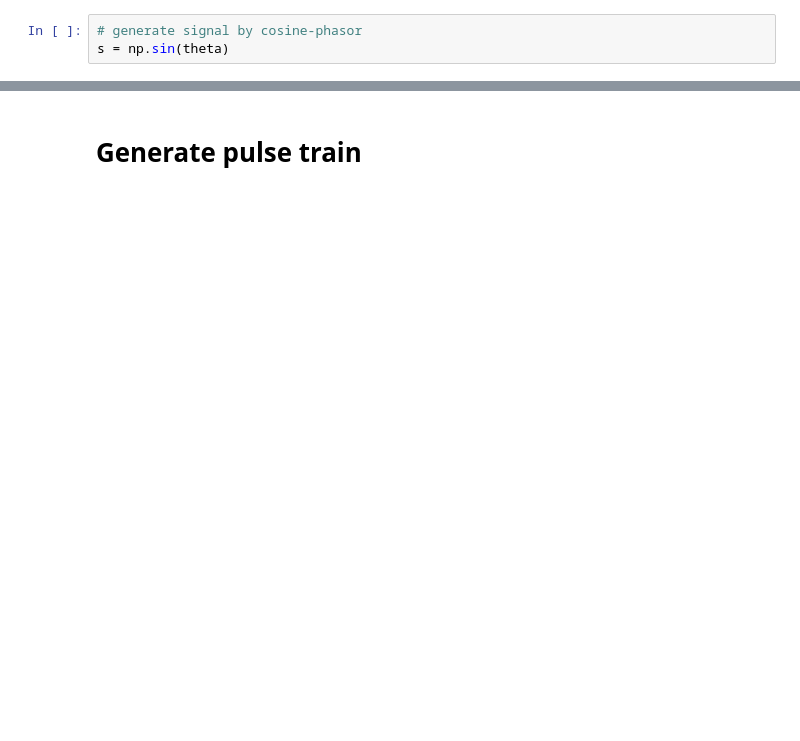
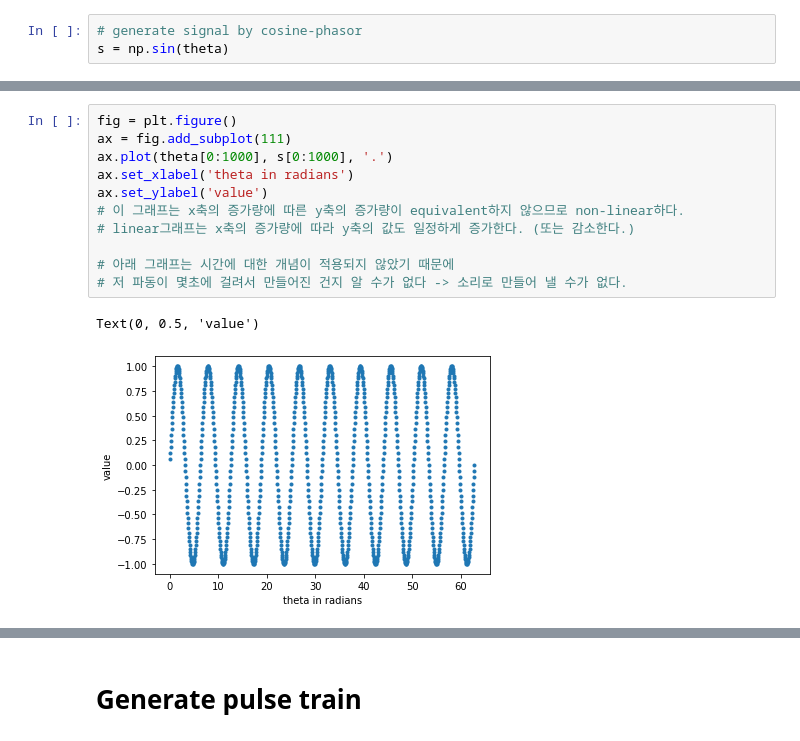
Before and after one commit to Moonsyn/class2019Fall, a Jupyter notebook: sound.ipynb, the cells around one changed output, grey strips where cells are left out. Cells and saved outputs as stored; diff of their text form; blank space fills up the shorter version.

```diff
--- a/sound.ipynb
+++ b/sound.ipynb
@@ -26,2 +64,16 @@ s = np.sin(theta)
+# %%
+fig = plt.figure()
+ax = fig.add_subplot(111)
+ax.plot(theta[0:1000], s[0:1000], '.')
+ax.set_xlabel('theta in radians')
+ax.set_ylabel('value')
+# 이 그래프는 x축의 증가량에 따른 y축의 증가량이 equivalent하지 않으므로 non-linear하다.
+# linear그래프는 x축의 증가량에 따라 y축의 값도 일정하게 증가한다. (또는 감소한다.)
+
+# 아래 그래프는 시간에 대한 개념이 적용되지 않았기 때문에
+# 저 파동이 몇초에 걸려서 만들어진 건지 알 수가 없다 -> 소리로 만들어 낼 수가 없다.
+# %% [output]
+Text(0, 0.5, 'value')
+[figure, added]
 # %%
 fig = plt.figure()
```
Also changed, not shown: parts of 11 cells of this notebook, 1 other file.
